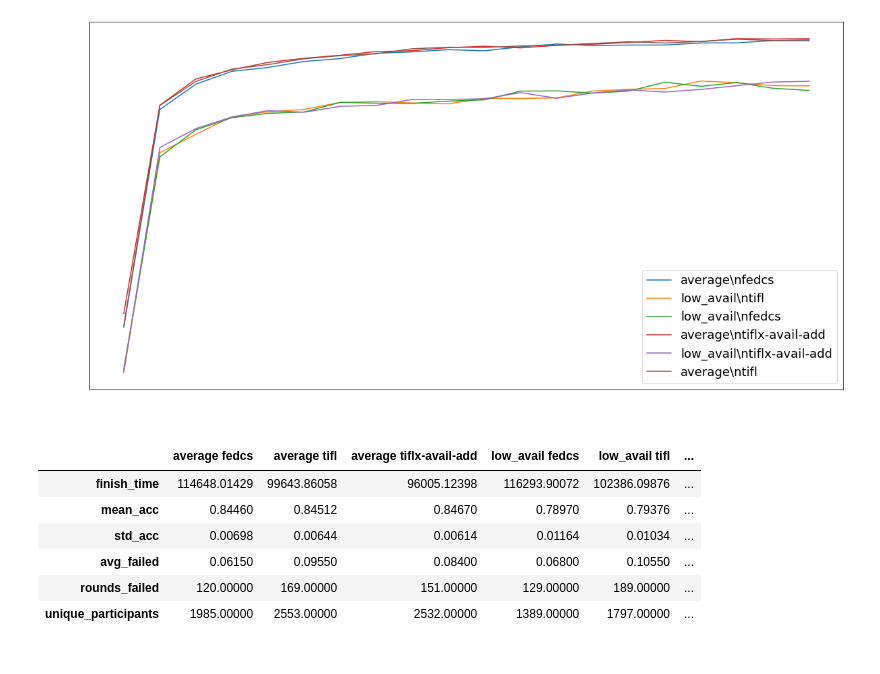
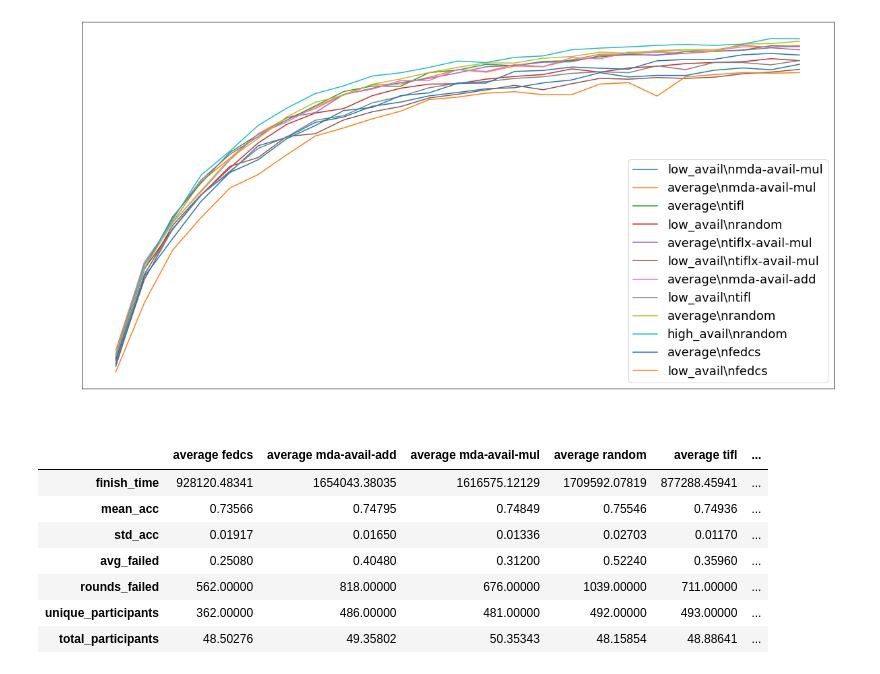
Before and after one commit to aminesi/FedML, a Jupyter notebook: fedml_experiments/distributed/fedavg/visualize.ipynb, the cells around one changed output. Cells and saved outputs as stored; diff of their text form; code cells hidden in the pictures.

Commit message:
Added more results for femnist and cifar

```diff
--- a/fedml_experiments/distributed/fedavg/visualize.ipynb
+++ b/fedml_experiments/distributed/fedavg/visualize.ipynb
@@ -32,10 +32,13 @@ def extract_file_data(file):
         selected = map(lambda x: x if ',' in x else ', '.join(x.split()).replace('[,', '[').replace(',]', ']'), selected)
         selected = list(map(ast.literal_eval, selected))
         unique_participants = len(set().union(*selected))
-        return avg_failed, unique_participants, rounds_failed
+        uniques = np.unique(np.concatenate(selected), return_counts=True)
+        total_participants = uniques[1].mean()
+        # total_participants = sum(list(map(len, selected)))
+        return avg_failed, unique_participants, total_participants, rounds_failed
 
 
-base = 'results/femnist/'
+base = 'results/cifar/'
 
 
 def extract_config(raw, key):
@@ -57,40 +60,42 @@ for dir in os.listdir(base):
             config += '-' + extract_config(args, 'mda_method')
             config += '-' + extract_config(args, 'score_method')
 
     accuracies = np.load(base + dir + '/accuracies.npy')
     for file in os.listdir(base + dir):
         if file.endswith('.out'):
-            avg_failed, unique_participants, rounds_failed = extract_file_data(base + dir + '/' + file)
+            avg_failed, unique_participants, total_participants, rounds_failed = extract_file_data(base + dir + '/' + file)
     a = np.mean(np.array_split(accuracies, len(accuracies) /100), axis=1)
     plt.plot(range(0, len(accuracies), 100), a, label=config)
     # plt.plot(range(len(accuracies)), accuracies, label=config)
     times = np.load(base + dir + '/times.npy')
     data[config] = {
         'finish_time': times[-1],
         'mean_acc': np.mean(accuracies[-200:]),
         'std_acc': accuracies[-200:].std(),
         'avg_failed': avg_failed,
         'rounds_failed': rounds_failed,
-        'unique_participants': unique_participants
+        'unique_participants': unique_participants,
+        'total_participants': total_participants
     }
 
 plt.xlabel('Round number')
 plt.ylabel('Accuracy')
 plt.legend()
 plt.show()
 
 pd.options.display.float_format = '{:.5f}'.format
 
 df = pd.DataFrame(data)
 df = df.sort_index(axis=1)
 
 display(HTML(df.to_html().replace("\\n", "<br>")))
 # %% [output]
-[figure, old version]
+[figure, new version]
-|  | average fedcs | average tifl | average tiflx-avail-add | low_avail fedcs | low_avail tifl | ... |
-| finish_time | 114648.01429 | 99643.86058 | 96005.12398 | 116293.90072 | 102386.09876 | ... |
-| mean_acc | 0.84460 | 0.84512 | 0.84670 | 0.78970 | 0.79376 | ... |
-| std_acc | 0.00698 | 0.00644 | 0.00614 | 0.01164 | 0.01034 | ... |
-| avg_failed | 0.06150 | 0.09550 | 0.08400 | 0.06800 | 0.10550 | ... |
-| rounds_failed | 120.00000 | 169.00000 | 151.00000 | 129.00000 | 189.00000 | ... |
-| unique_participants | 1985.00000 | 2553.00000 | 2532.00000 | 1389.00000 | 1797.00000 | ... |
+|  | average fedcs | average mda-avail-add | average mda-avail-mul | average random | average tifl | ... |
+| finish_time | 928120.48341 | 1654043.38035 | 1616575.12129 | 1709592.07819 | 877288.45941 | ... |
+| mean_acc | 0.73566 | 0.74795 | 0.74849 | 0.75546 | 0.74936 | ... |
+| std_acc | 0.01917 | 0.01650 | 0.01336 | 0.02703 | 0.01170 | ... |
+| avg_failed | 0.25080 | 0.40480 | 0.31200 | 0.52240 | 0.35960 | ... |
+| rounds_failed | 562.00000 | 818.00000 | 676.00000 | 1039.00000 | 711.00000 | ... |
+| unique_participants | 362.00000 | 486.00000 | 481.00000 | 492.00000 | 493.00000 | ... |
+| total_participants | 48.50276 | 49.35802 | 50.35343 | 48.15854 | 48.88641 | ... |
```
Also changed, not shown: 54 other files.
